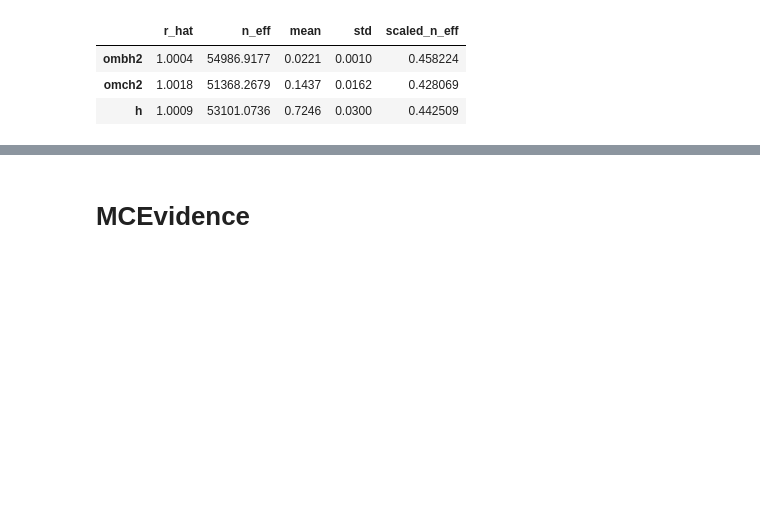
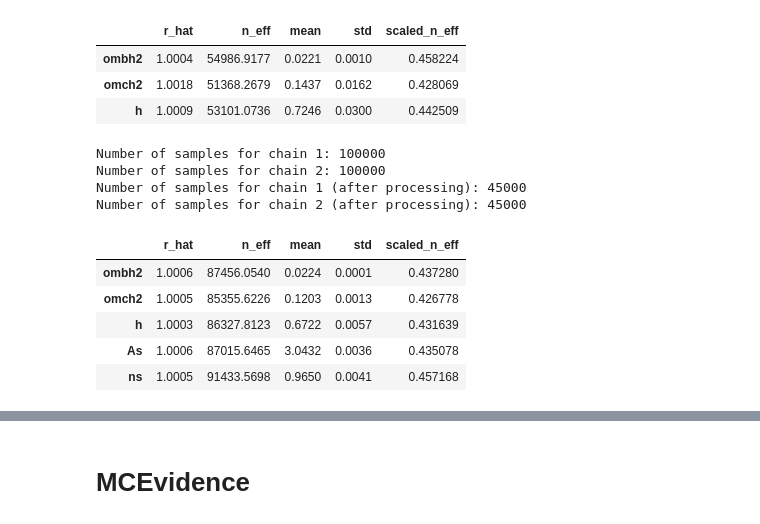
Before and after one commit to Harry45/emuplanck, a Jupyter notebook: triangle.ipynb, the cells around one changed output, grey strips where cells are left out. Saved outputs shown, nothing was run; the diff lists cells and outputs as text; code cells hidden in the pictures; blank space fills up the shorter version.

```diff
--- a/triangle.ipynb
+++ b/triangle.ipynb
@@ -364,3 +396,19 @@ Number of samples for chain 2 (after processing): 27000
 | ombh2 | 1.0004 | 54986.9177 | 0.0221 | 0.0010 | 0.458224 |
 | omch2 | 1.0018 | 51368.2679 | 0.1437 | 0.0162 | 0.428069 |
 | h | 1.0009 | 53101.0736 | 0.7246 | 0.0300 | 0.442509 |
+# %%
+fname1 = 'src/emulike/planck/samples/samples_lcdm_CAMB_experiment_1'
+fname2 = 'src/emulike/planck/samples/samples_lcdm_CAMB_experiment_2'
+# %%
+emcee_stats(cfg_planck, fname1, fname2)
+# %% [output]
+Number of samples for chain 1: 100000
+Number of samples for chain 2: 100000
+Number of samples for chain 1 (after processing): 45000
+Number of samples for chain 2 (after processing): 45000
+|  | r_hat | n_eff | mean | std | scaled_n_eff |
+| ombh2 | 1.0006 | 87456.0540 | 0.0224 | 0.0001 | 0.437280 |
+| omch2 | 1.0005 | 85355.6226 | 0.1203 | 0.0013 | 0.426778 |
+| h | 1.0003 | 86327.8123 | 0.6722 | 0.0057 | 0.431639 |
+| As | 1.0006 | 87015.6465 | 3.0432 | 0.0036 | 0.435078 |
+| ns | 1.0005 | 91433.5698 | 0.9650 | 0.0041 | 0.457168 |
```
Also changed, not shown: parts of 23 cells of this notebook, 34 other files.
